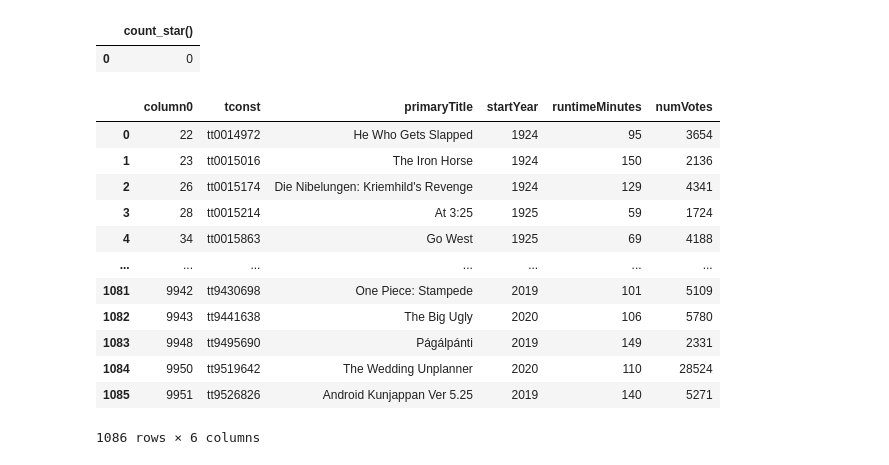
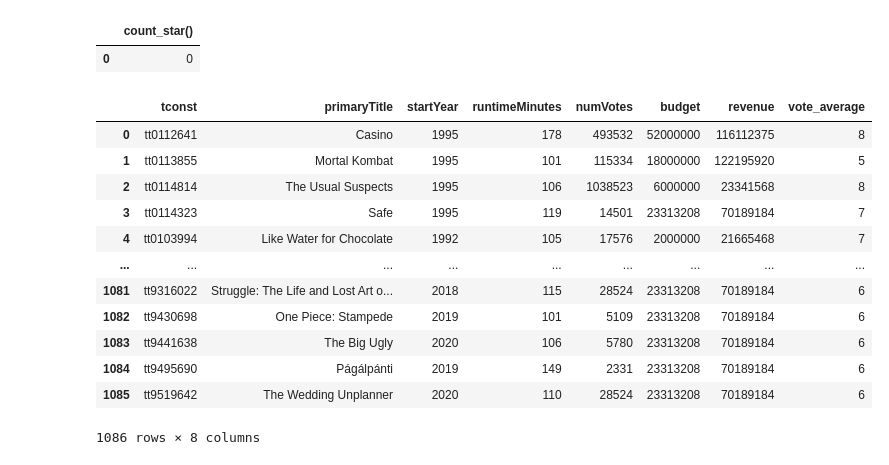
Before and after one commit to Rohan-Deshamudre/big-data-course-2022-projects, a Jupyter notebook: imdb/IMDB-Revisited.ipynb, the cells around one changed output. Saved outputs shown, nothing was run; the diff lists cells and outputs as text; code cells hidden in the pictures.

```diff
--- a/imdb/IMDB-Revisited.ipynb
+++ b/imdb/IMDB-Revisited.ipynb
@@ -1019,20 +1177,21 @@ con.execute('''
 |  | count_star() |
 | 0 | 0 |
 # %%
-df_test = con.execute('''SELECT * FROM test_set''').fetchdf()
+df_test = con.execute('''SELECT * FROM merged_test_set''').fetchdf()
+df_test = df_test[:-1]
 df_test
 # %% [output]
-|  | column0 | tconst | primaryTitle | startYear | runtimeMinutes | numVotes |
-| 0 | 22 | tt0014972 | He Who Gets Slapped | 1924 | 95 | 3654 |
-| 1 | 23 | tt0015016 | The Iron Horse | 1924 | 150 | 2136 |
-| 2 | 26 | tt0015174 | Die Nibelungen: Kriemhild's Revenge | 1924 | 129 | 4341 |
-| 3 | 28 | tt0015214 | At 3:25 | 1925 | 59 | 1724 |
-| 4 | 34 | tt0015863 | Go West | 1925 | 69 | 4188 |
-| ... | ... | ... | ... | ... | ... | ... |
-| 1081 | 9942 | tt9430698 | One Piece: Stampede | 2019 | 101 | 5109 |
-| 1082 | 9943 | tt9441638 | The Big Ugly | 2020 | 106 | 5780 |
-| 1083 | 9948 | tt9495690 | Págálpánti | 2019 | 149 | 2331 |
-| 1084 | 9950 | tt9519642 | The Wedding Unplanner | 2020 | 110 | 28524 |
-| 1085 | 9951 | tt9526826 | Android Kunjappan Ver 5.25 | 2019 | 140 | 5271 |
+|  | tconst | primaryTitle | startYear | runtimeMinutes | numVotes | budget | revenue | vote_average |
+| 0 | tt0112641 | Casino | 1995 | 178 | 493532 | 52000000 | 116112375 | 8 |
+| 1 | tt0113855 | Mortal Kombat | 1995 | 101 | 115334 | 18000000 | 122195920 | 5 |
+| 2 | tt0114814 | The Usual Suspects | 1995 | 106 | 1038523 | 6000000 | 23341568 | 8 |
+| 3 | tt0114323 | Safe | 1995 | 119 | 14501 | 23313208 | 70189184 | 7 |
+| 4 | tt0103994 | Like Water for Chocolate | 1992 | 105 | 17576 | 2000000 | 21665468 | 7 |
+| ... | ... | ... | ... | ... | ... | ... | ... | ... |
+| 1081 | tt9316022 | Struggle: The Life and Lost Art o... | 2018 | 115 | 28524 | 23313208 | 70189184 | 6 |
+| 1082 | tt9430698 | One Piece: Stampede | 2019 | 101 | 5109 | 23313208 | 70189184 | 6 |
+| 1083 | tt9441638 | The Big Ugly | 2020 | 106 | 5780 | 23313208 | 70189184 | 6 |
+| 1084 | tt9495690 | Págálpánti | 2019 | 149 | 2331 | 23313208 | 70189184 | 6 |
+| 1085 | tt9519642 | The Wedding Unplanner | 2020 | 110 | 28524 | 23313208 | 70189184 | 6 |
-1086 rows × 6 columns
+1086 rows × 8 columns
 # %%
```
Also changed, not shown: parts of 41 cells of this notebook.
